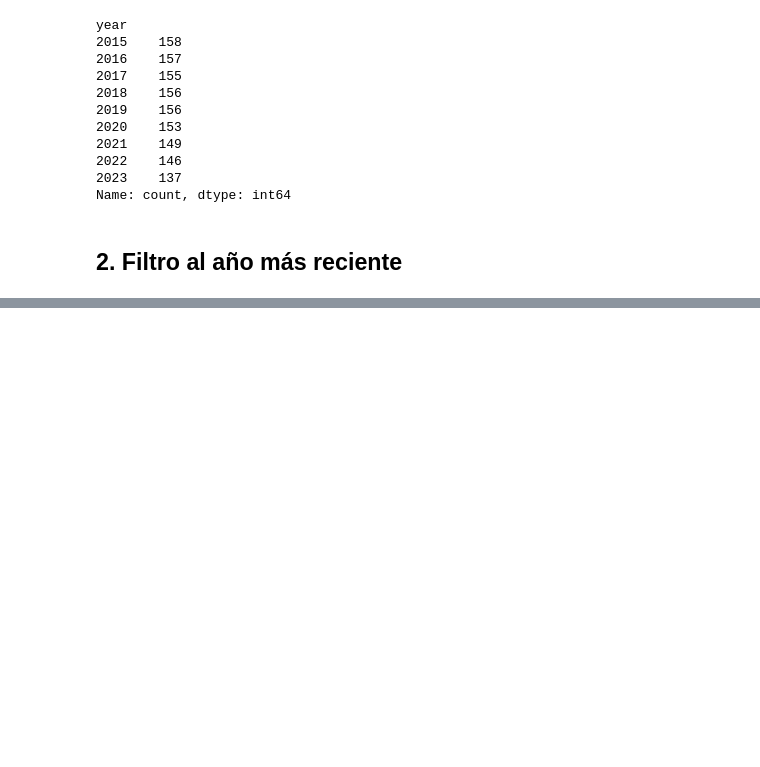
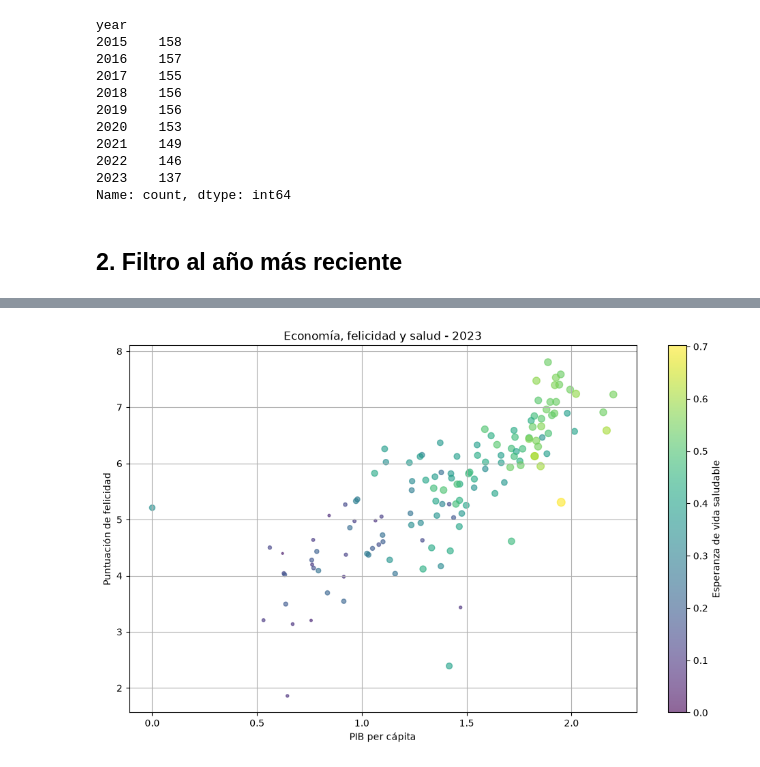
Before and after one commit to EngerDouglas/ejercicio_jupyter, a Jupyter notebook: ejecicio(16 nov).ipynb, the cells around one changed output, grey strips where cells are left out. Saved outputs shown, nothing was run; the diff lists cells and outputs as text; code cells hidden in the pictures; blank space fills up the shorter version.

```diff
--- a/ejecicio(16 nov).ipynb
+++ b/ejecicio(16 nov).ipynb
@@ -58,0 +80,22 @@ Año más reciente: 2023  |  Países: 137
+# %%
+plt.figure(figsize=(12, 7))
+
+plt.scatter(
+    df_reciente["gdp_per_capita"],
+    df_reciente["happiness_score"],
+    s=df_reciente["healthy_life_expectancy"] * 100,
+    c=df_reciente["healthy_life_expectancy"],
+    alpha=0.6,
+    cmap="viridis"
+)
+
+plt.colorbar(label="Esperanza de vida saludable")
+
+plt.title(f"Economía, felicidad y salud - {ultimo_anio}")
+plt.xlabel("PIB per cápita")
+plt.ylabel("Puntuación de felicidad")
+
+plt.grid(True)
+plt.show()
+# %% [output]
+[figure, added]
```
Also changed, not shown: parts of 2 cells of this notebook.
